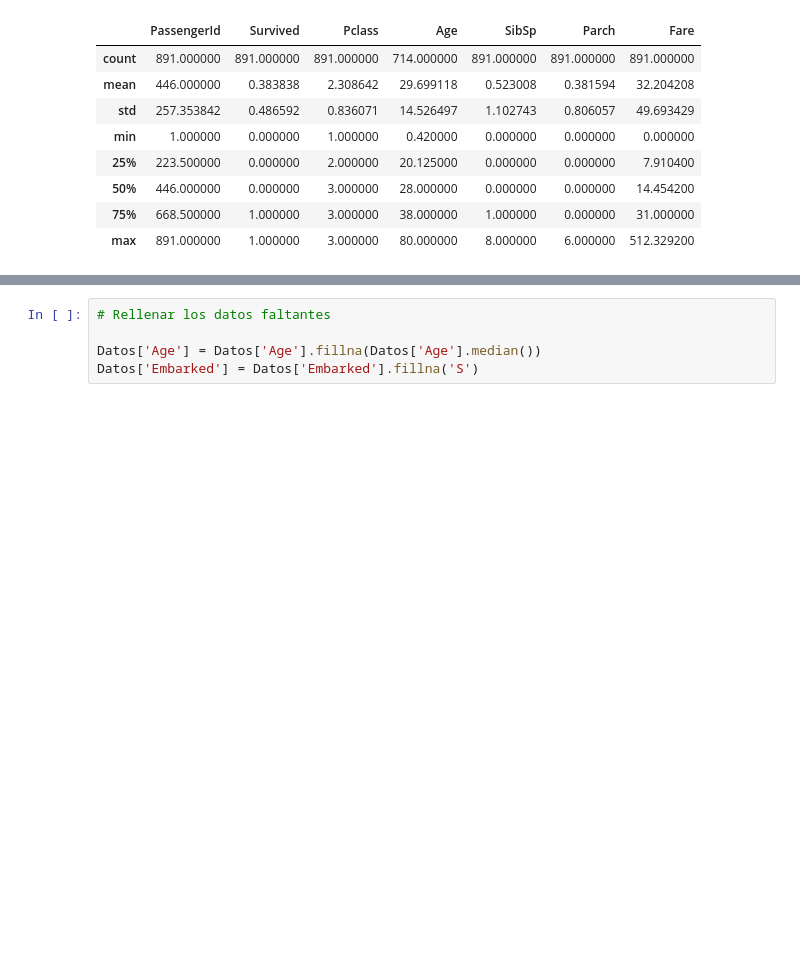
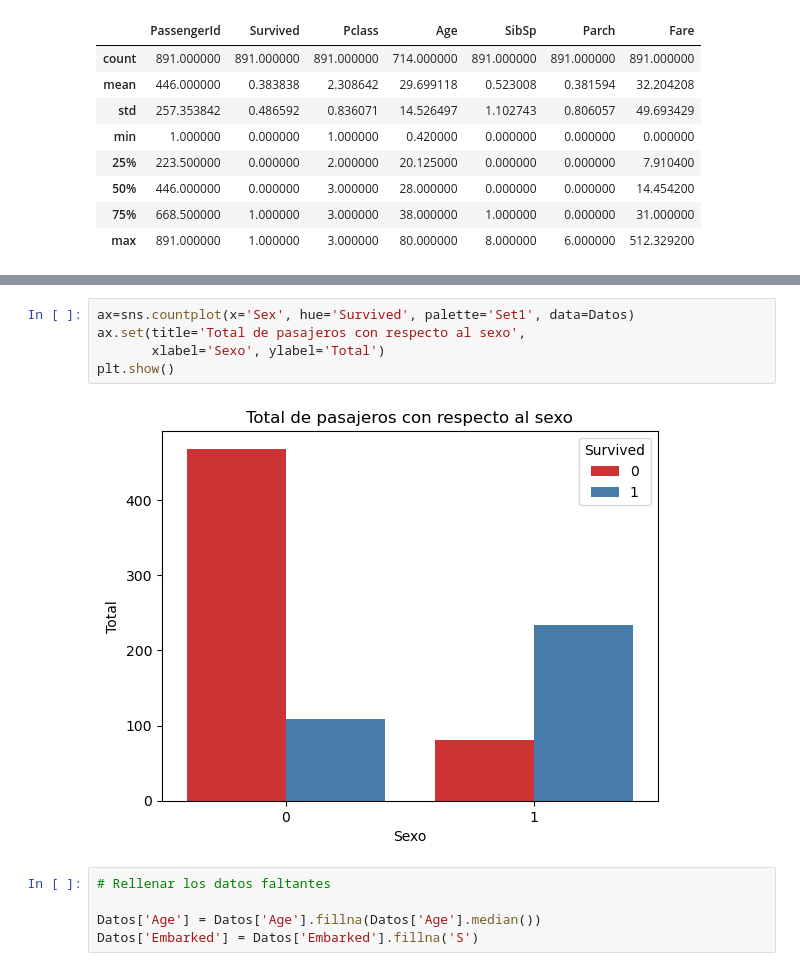
Before and after one commit to FernandoA29/An-lisis-de-Datos, a Jupyter notebook: Titanic1.ipynb, the cells around one changed output, grey strips where cells are left out. Saved outputs shown, nothing was run; the diff lists cells and outputs as text; blank space fills up the shorter version.

```diff
--- a/Titanic1.ipynb
+++ b/Titanic1.ipynb
@@ -71,3 +73,10 @@ Datos.describe()
+# %%
+ax=sns.countplot(x='Sex', hue='Survived', palette='Set1', data=Datos)
+ax.set(title='Total de pasajeros con respecto al sexo',
+       xlabel='Sexo', ylabel='Total')
+plt.show()
+# %% [output]
+[figure, added]
 # %%
 # Rellenar los datos faltantes
 
```
Also changed, not shown: parts of 6 cells of this notebook.
